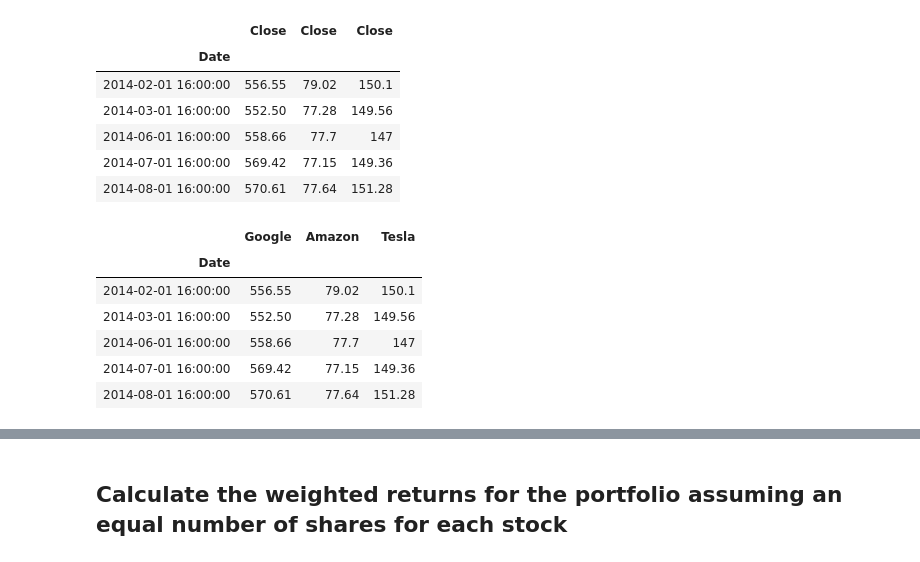
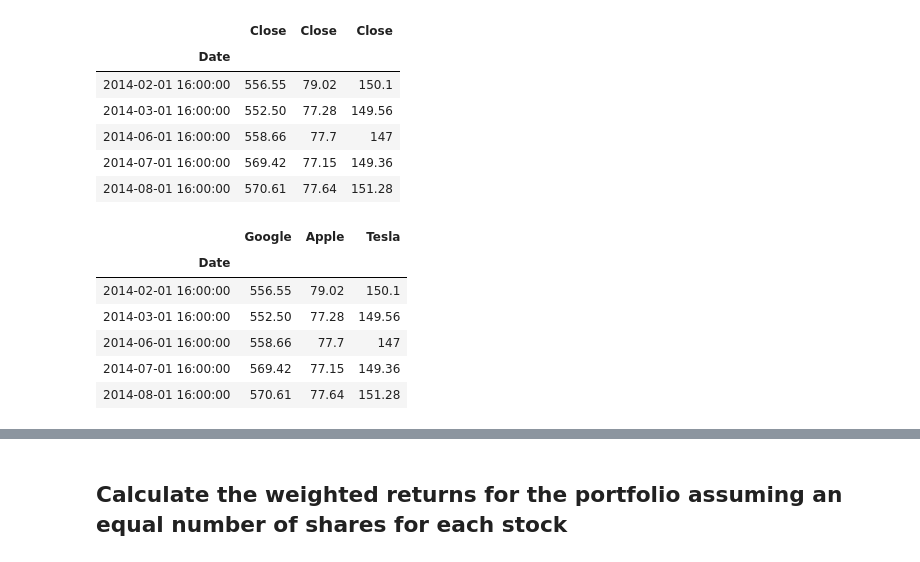
Before and after one commit to munipallea/HW3-Jun-27, a Jupyter notebook: whale_analysis_AmarMunipalle.ipynb, the cells around one changed output, grey strips where cells are left out. Cells and saved outputs as stored; diff of their text form; code cells hidden in the pictures.

```diff
--- a/whale_analysis_AmarMunipalle.ipynb
+++ b/whale_analysis_AmarMunipalle.ipynb
@@ -516,17 +542,18 @@ AllStocks_DF.head()
 | 2014-06-01 16:00:00 | 558.66 | 77.7 | 147 |
 | 2014-07-01 16:00:00 | 569.42 | 77.15 | 149.36 |
 | 2014-08-01 16:00:00 | 570.61 | 77.64 | 151.28 |
-# %%
-AllStocks_DF.columns = ['Google','Amazon','Tesla']
-AllStocks_DF.head()
-# %% [output]
-|  | Google | Amazon | Tesla |
-| Date |  |  |  |
-| 2014-02-01 16:00:00 | 556.55 | 79.02 | 150.1 |
-| 2014-03-01 16:00:00 | 552.50 | 77.28 | 149.56 |
-| 2014-06-01 16:00:00 | 558.66 | 77.7 | 147 |
-| 2014-07-01 16:00:00 | 569.42 | 77.15 | 149.36 |
-| 2014-08-01 16:00:00 | 570.61 | 77.64 | 151.28 |
+# %%
+#Column names Set to Google, Apple and Tesla
+AllStocks_DF.columns = ['Google','Apple','Tesla']
+AllStocks_DF.head()
+# %% [output]
+|  | Google | Apple | Tesla |
+| Date |  |  |  |
+| 2014-02-01 16:00:00 | 556.55 | 79.02 | 150.1 |
+| 2014-03-01 16:00:00 | 552.50 | 77.28 | 149.56 |
+| 2014-06-01 16:00:00 | 558.66 | 77.7 | 147 |
+| 2014-07-01 16:00:00 | 569.42 | 77.15 | 149.36 |
+| 2014-08-01 16:00:00 | 570.61 | 77.64 | 151.28 |
 # %%
 # Reset the index
 # YOUR CODE HERE
```
Also changed, not shown: parts of 11 cells of this notebook.
